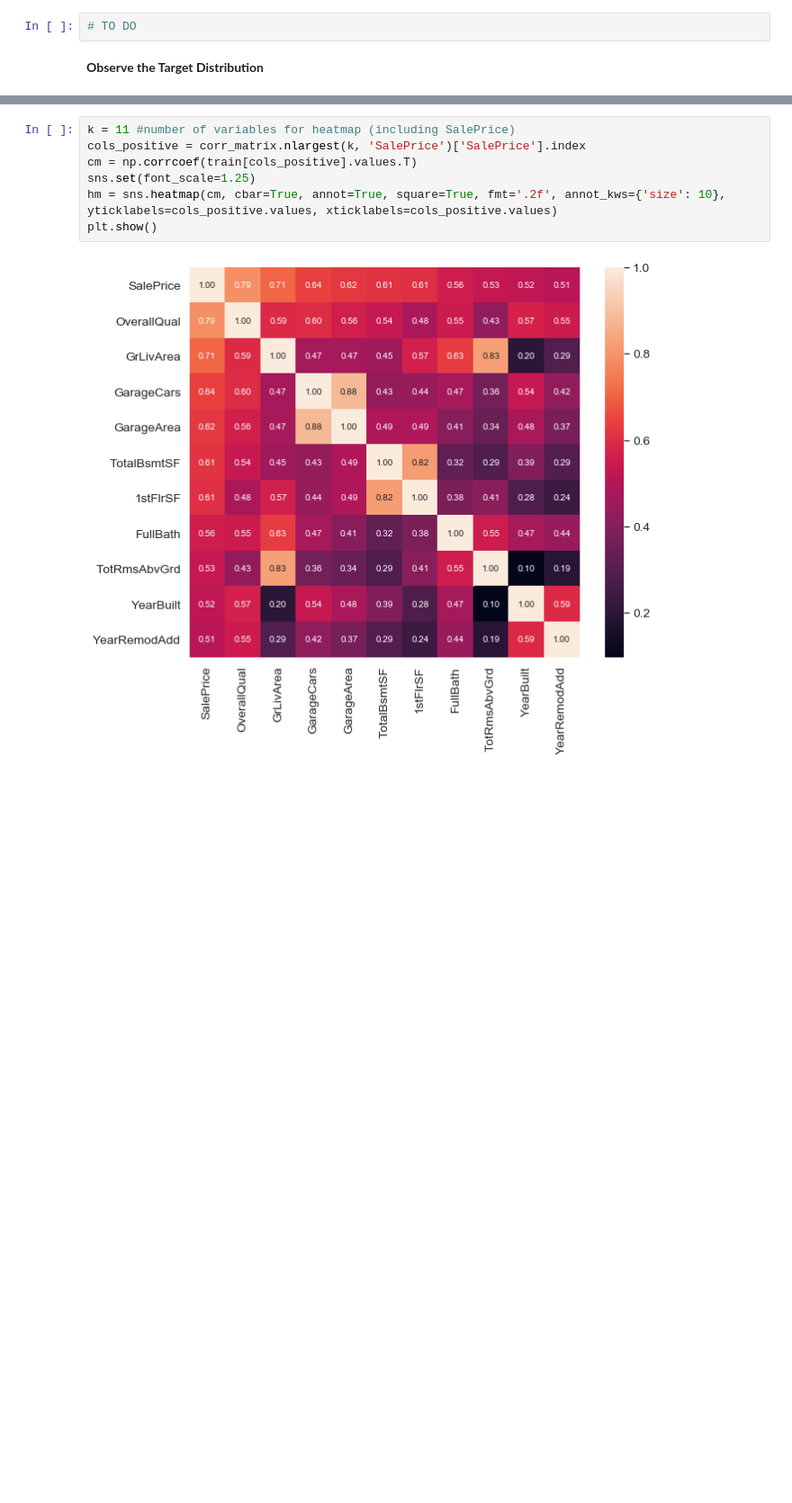
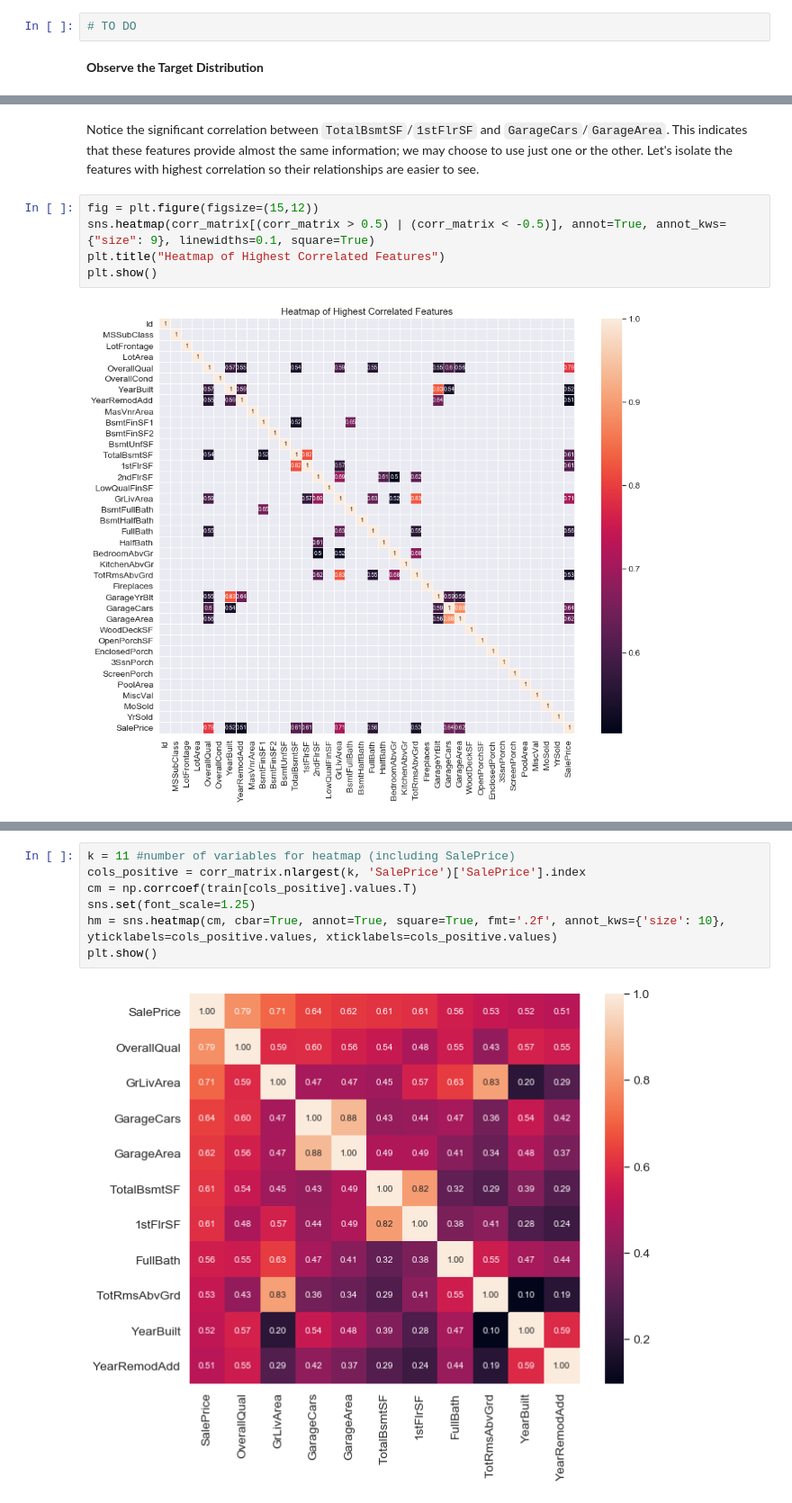
Before and after one commit to amypeniston/kaggle-competitions, a Jupyter notebook: house-prices/1_EDA.ipynb, the cells around one changed output, grey strips where cells are left out. Shown at 90% size. Saved outputs shown, nothing was run; the diff lists cells and outputs as text; blank space fills up the shorter version.

```diff
--- a/house-prices/1_EDA.ipynb
+++ b/house-prices/1_EDA.ipynb
@@ -175,0 +212,9 @@ plt.show()
+# %% [markdown]
+Notice the significant correlation between `TotalBsmtSF`/`1stFlrSF` and `GarageCars`/`GarageArea`. This indicates that these features provide almost the same information; we may choose to use just one or the other. Let's isolate the features with highest correlation so their relationships are easier to see.
+# %%
+fig = plt.figure(figsize=(15,12))
+sns.heatmap(corr_matrix[(corr_matrix > 0.5) | (corr_matrix < -0.5)], annot=True, annot_kws={"size": 9}, linewidths=0.1, square=True)
+plt.title("Heatmap of Highest Correlated Features")
+plt.show()
+# %% [output]
+[figure, added]
```
Also changed, not shown: parts of 22 cells of this notebook.
